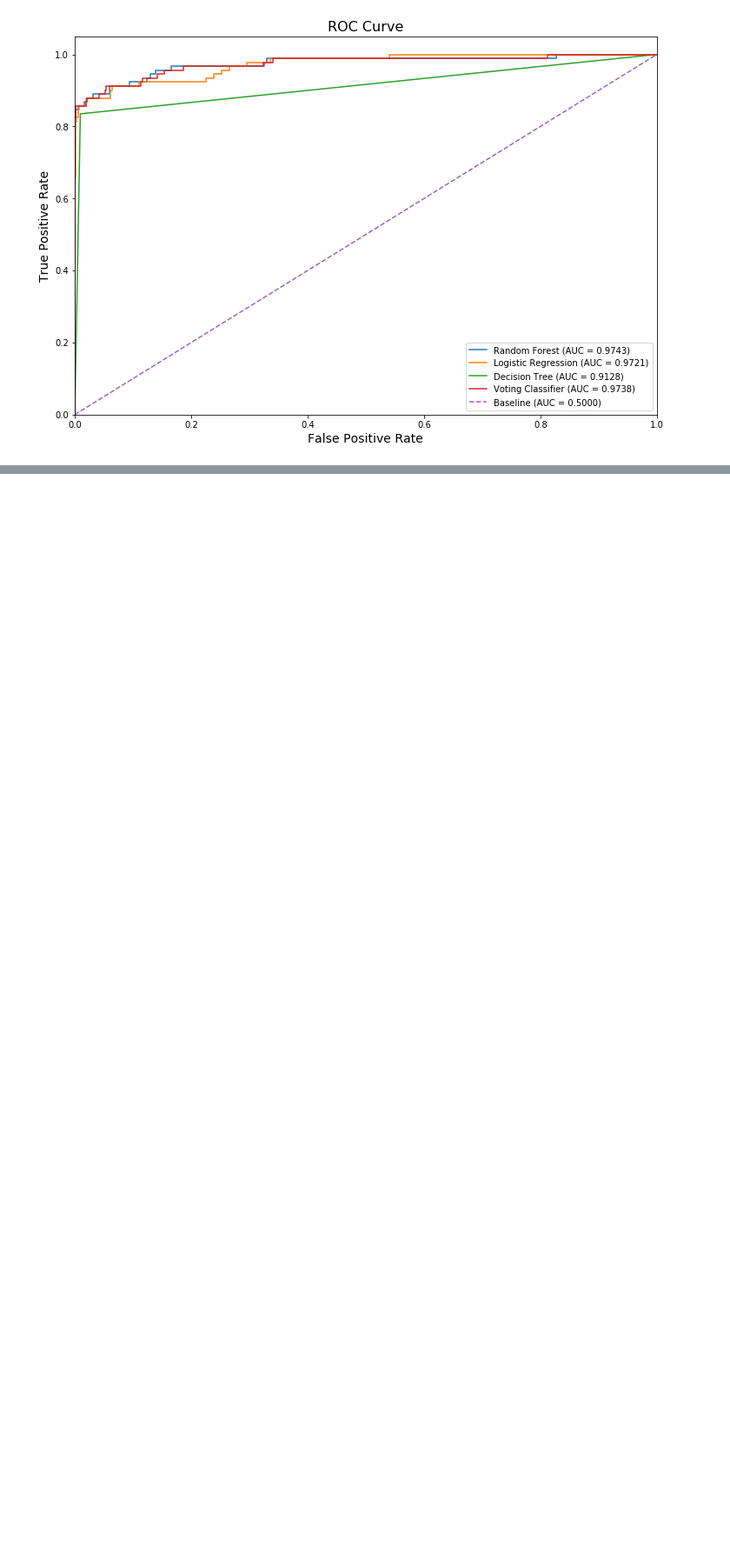
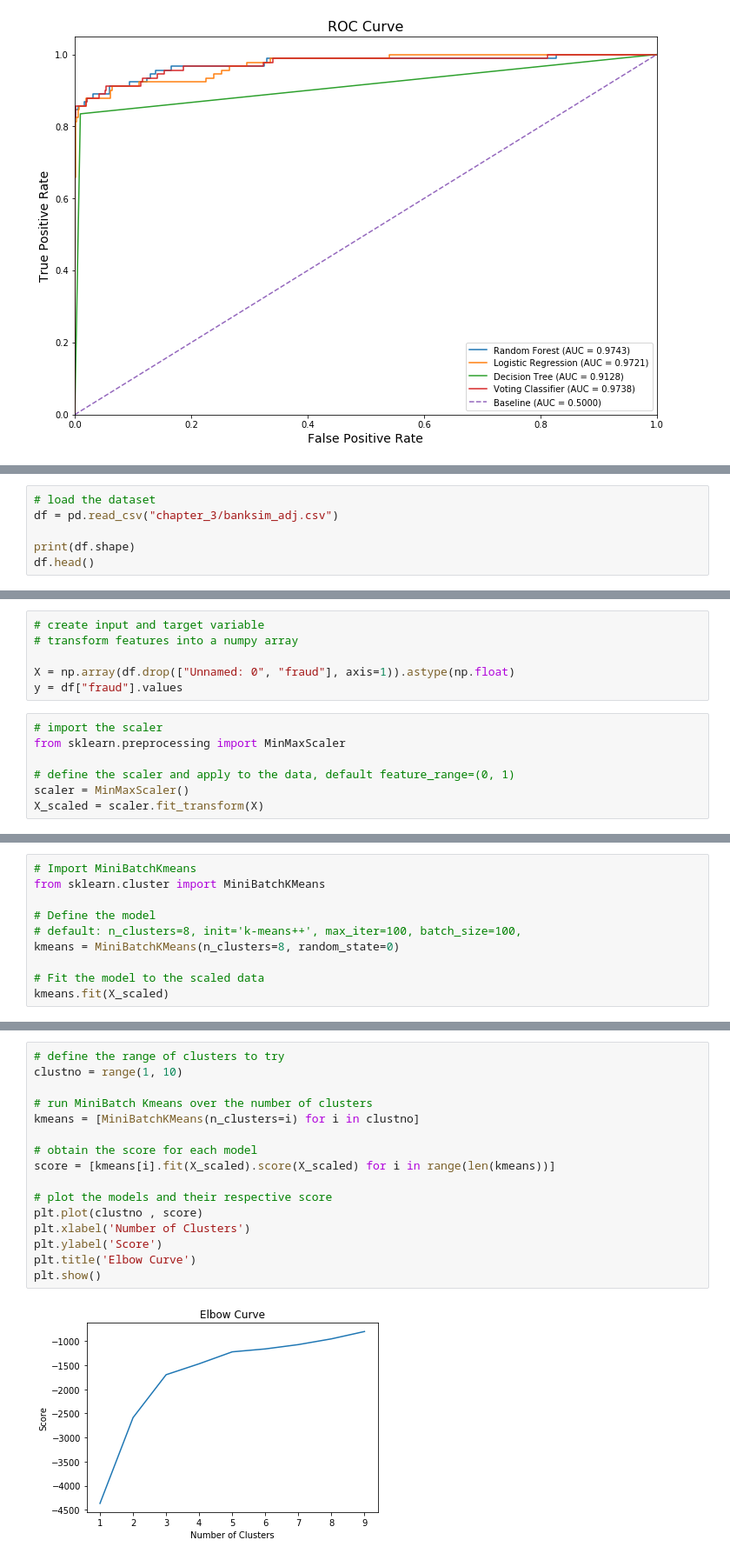
Before and after one commit to limchiahooi/fraud-detection, a Jupyter notebook: fraud-detection.ipynb, the cells around one changed output, grey strips where cells are left out. Shown at 87% size. Drawn from its saved outputs; the diff is of its cells as text; blank space fills up the shorter version.

```diff
--- a/fraud-detection.ipynb
+++ b/fraud-detection.ipynb
@@ -912,0 +1038,6 @@ If you have any feedback for this project, feel free to contact me via my [Linke
+# %%
+# load the dataset
+df = pd.read_csv("chapter_3/banksim_adj.csv")
+
+print(df.shape)
+df.head()
@@ -912,0 +1070,13 @@ If you have any feedback for this project, feel free to contact me via my [Linke
+# %%
+# create input and target variable
+# transform features into a numpy array
+
+X = np.array(df.drop(["Unnamed: 0", "fraud"], axis=1)).astype(np.float)
+y = df["fraud"].values
+# %%
+# import the scaler
+from sklearn.preprocessing import MinMaxScaler
+
+# define the scaler and apply to the data, default feature_range=(0, 1)
+scaler = MinMaxScaler()
+X_scaled = scaler.fit_transform(X)
@@ -912,0 +1087,10 @@ If you have any feedback for this project, feel free to contact me via my [Linke
+# %%
+# Import MiniBatchKmeans
+from sklearn.cluster import MiniBatchKMeans
+
+# Define the model
+# default: n_clusters=8, init='k-means++', max_iter=100, batch_size=100,
+kmeans = MiniBatchKMeans(n_clusters=8, random_state=0)
+
+# Fit the model to the scaled data
+kmeans.fit(X_scaled)
@@ -912,0 +1108,18 @@ If you have any feedback for this project, feel free to contact me via my [Linke
+# %%
+# define the range of clusters to try
+clustno = range(1, 10)
+
+# run MiniBatch Kmeans over the number of clusters
+kmeans = [MiniBatchKMeans(n_clusters=i) for i in clustno]
+
+# obtain the score for each model
+score = [kmeans[i].fit(X_scaled).score(X_scaled) for i in range(len(kmeans))]
+
+# plot the models and their respective score
+plt.plot(clustno , score)
+plt.xlabel('Number of Clusters')
+plt.ylabel('Score')
+plt.title('Elbow Curve')
+plt.show()
+# %% [output]
+[figure, added]
```
Also changed, not shown: parts of 43 cells of this notebook, 1 other file.
